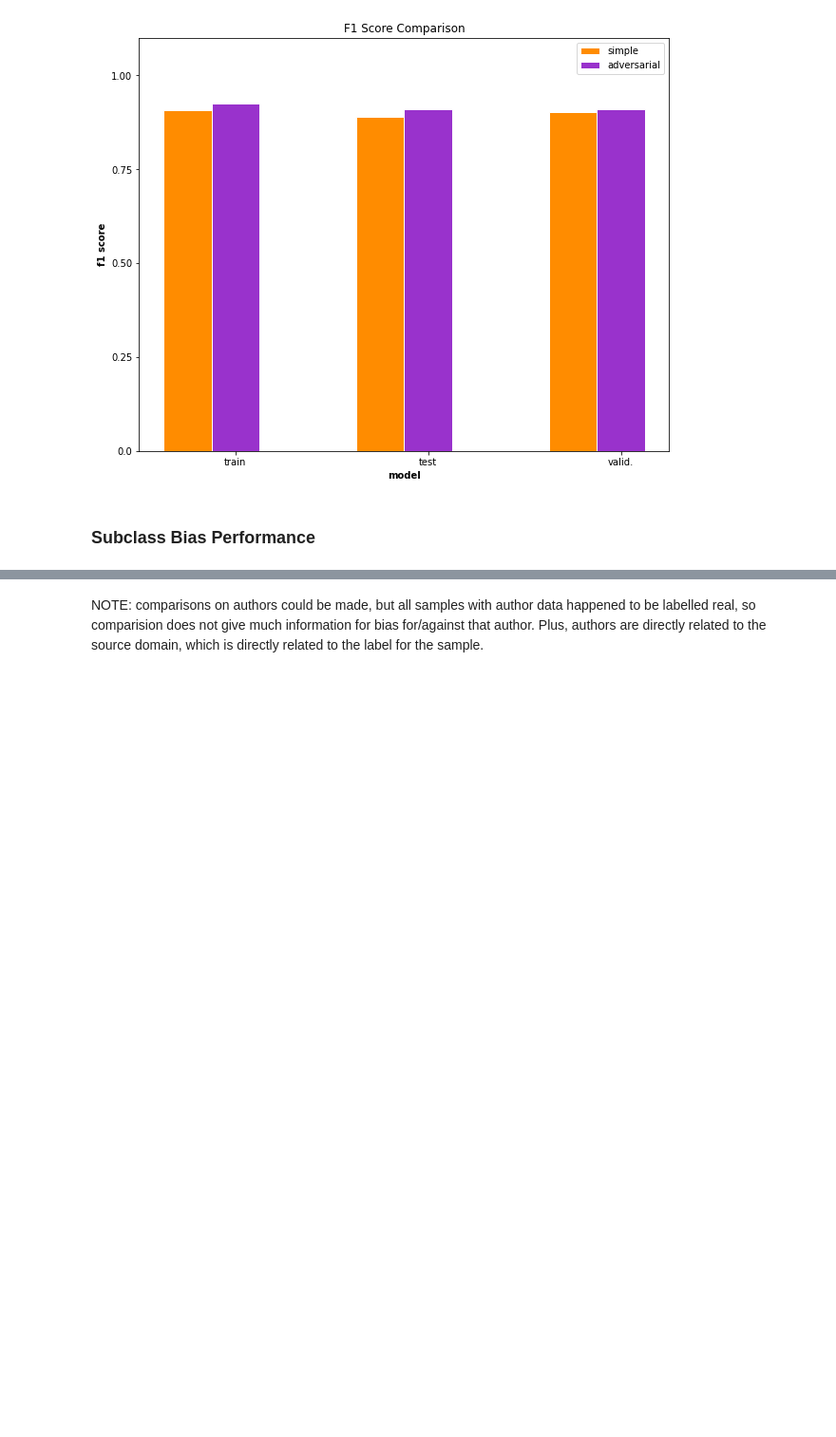
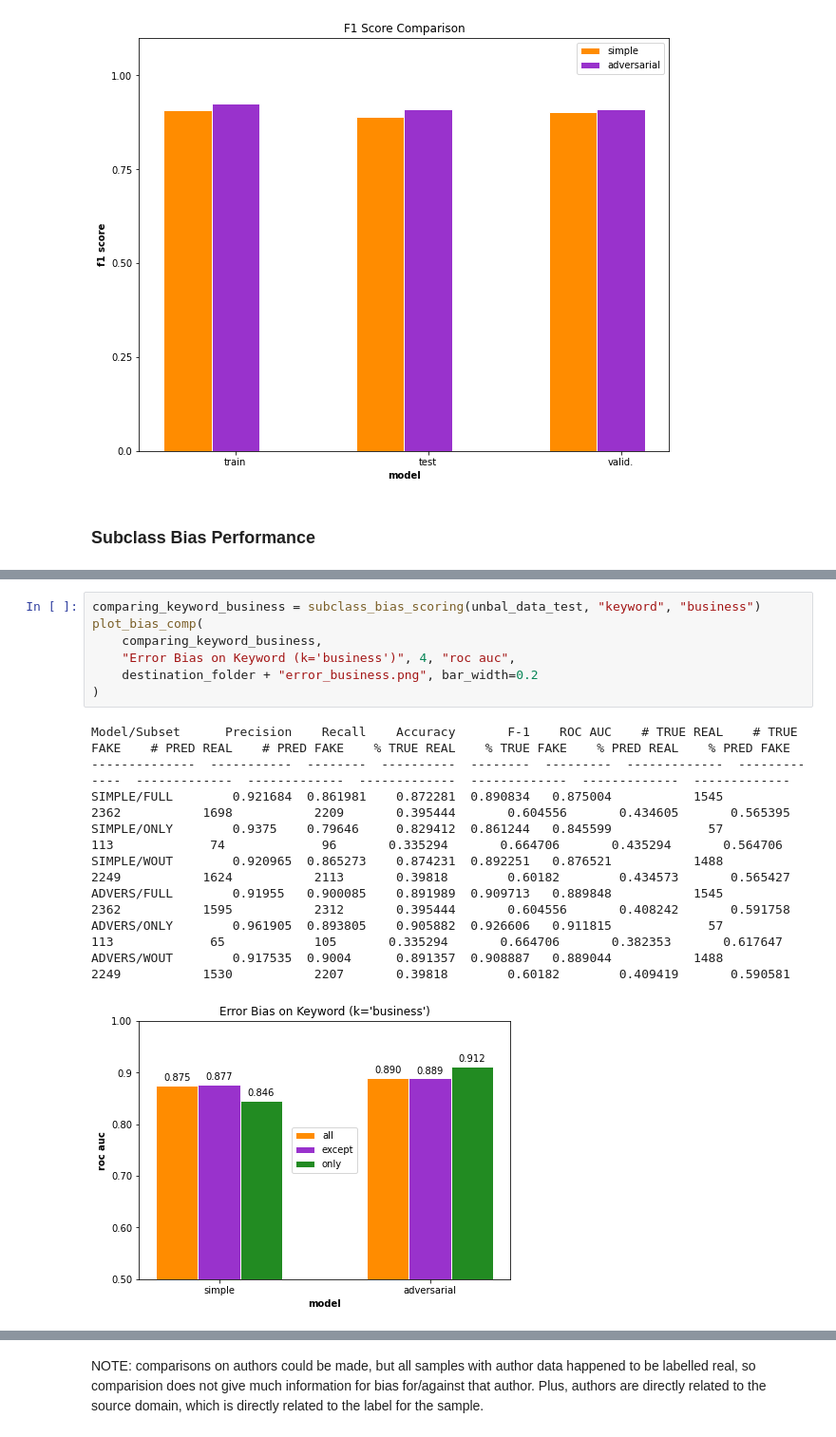
Before and after one commit to pablokvitca/ds4440-project, a Jupyter notebook: final_adv_fann.ipynb, the cells around one changed output, grey strips where cells are left out. Shown at 95% size. Cells and saved outputs as stored; diff of their text form; blank space fills up the shorter version.

```diff
--- a/final_adv_fann.ipynb
+++ b/final_adv_fann.ipynb
@@ -1107,0 +1072,17 @@ ADVERS/WOUT        0.919505  0.911442    0.897271  0.915456   0.893264
+# %%
+comparing_keyword_business = subclass_bias_scoring(unbal_data_test, "keyword", "business")
+plot_bias_comp(
+    comparing_keyword_business,
+    "Error Bias on Keyword (k='business')", 4, "roc auc",
+    destination_folder + "error_business.png", bar_width=0.2
+)
+# %% [output]
+Model/Subset      Precision    Recall    Accuracy       F-1    ROC AUC    # TRUE REAL    # TRUE FAKE    # PRED REAL    # PRED FAKE    % TRUE REAL    % TRUE FAKE    % PRED REAL    % PRED FAKE
+--------------  -----------  --------  ----------  --------  ---------  -------------  -------------  -------------  -------------  -------------  -------------  -------------  -------------
+SIMPLE/FULL        0.921684  0.861981    0.872281  0.890834   0.875004           1545           2362           1698           2209       0.395444       0.604556       0.434605       0.565395
+SIMPLE/ONLY        0.9375    0.79646     0.829412  0.861244   0.845599             57            113             74             96       0.335294       0.664706       0.435294       0.564706
+SIMPLE/WOUT        0.920965  0.865273    0.874231  0.892251   0.876521           1488           2249           1624           2113       0.39818        0.60182        0.434573       0.565427
+ADVERS/FULL        0.91955   0.900085    0.891989  0.909713   0.889848           1545           2362           1595           2312       0.395444       0.604556       0.408242       0.591758
+ADVERS/ONLY        0.961905  0.893805    0.905882  0.926606   0.911815             57            113             65            105       0.335294       0.664706       0.382353       0.617647
+ADVERS/WOUT        0.917535  0.9004      0.891357  0.908887   0.889044           1488           2249           1530           2207       0.39818        0.60182        0.409419       0.590581
+[figure, added]
```
Also changed, not shown: parts of 25 cells of this notebook, 15 other files.
